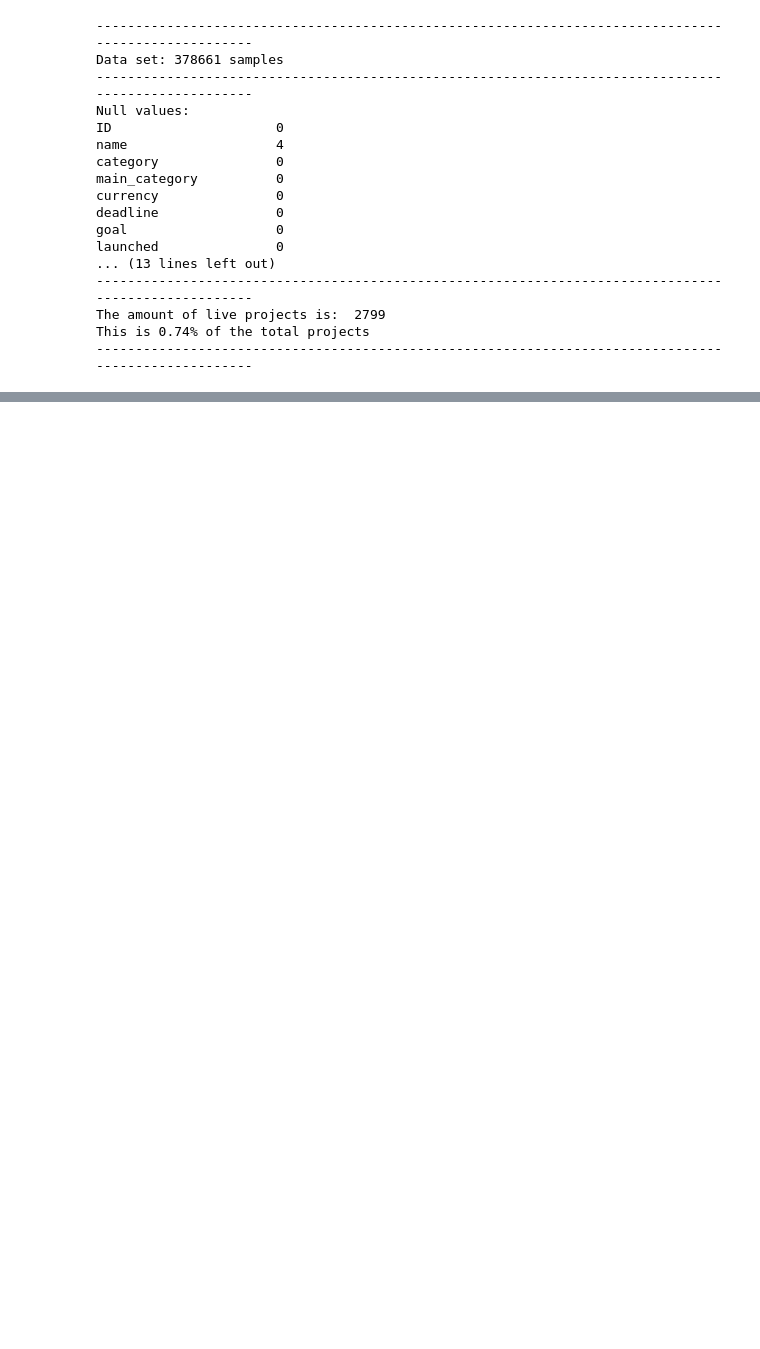
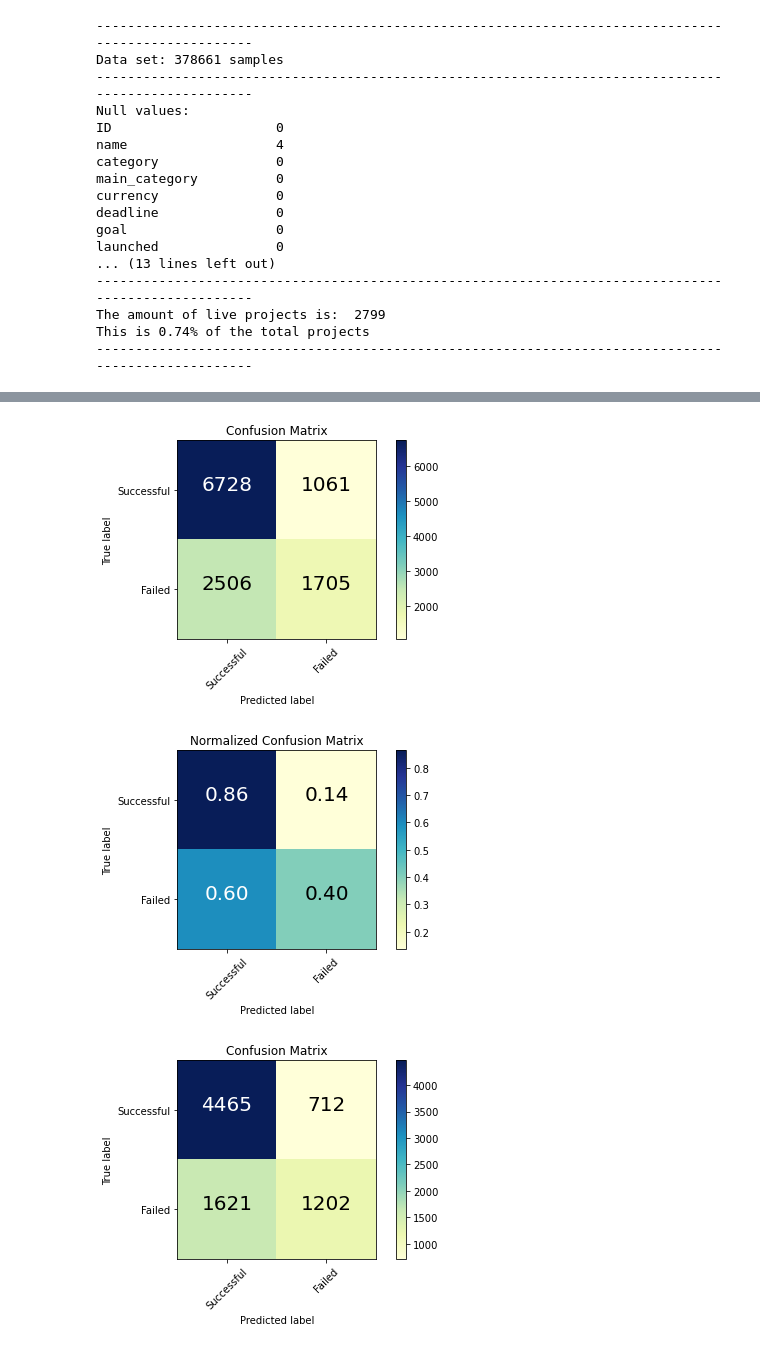
Before and after one commit to alexanderameye/machine-learning, a Jupyter notebook: project/data/notebook.ipynb, the cells around one changed output, grey strips where cells are left out. Saved outputs shown, nothing was run; the diff lists cells and outputs as text; code cells hidden in the pictures; blank space fills up the shorter version.

```diff
--- a/project/data/notebook.ipynb
+++ b/project/data/notebook.ipynb
@@ -88,11 +80,3 @@ ks['deadline'] = pd.to_datetime(ks['deadline'])
 
 # give unix-time anomalies a new launch date, 30 days before deadline (median, in order to not mess with data)
 ks.loc[pd.DatetimeIndex(ks['launched']).year < 2000, 'launched'] = ks['deadline'] - pd.to_timedelta(30, unit='d')
-
-# reduce size of dataset
-ks = ks.sample(20000)
-
-print("-"*100,'\nNew data set: {} samples'.format(ks.shape[0]))
-print("-"*100)
-
-print(ks.head(5))
@@ -493,0 +312,58 @@ NameError: name 'y_valid' is not defined
+# %%
+# [LOGISTIC REGRESSION]
+from sklearn.linear_model import LogisticRegression
+from sklearn.model_selection import KFold, cross_val_score, cross_val_predict
+from sklearn import metrics
+from sklearn.metrics import confusion_matrix
+
+#to perform feature selection, model selection and parameter
+#tuning.
+
+# cross validation with K folds
+logistic = LogisticRegression(C=0.1, penalty="l1", solver='liblinear', random_state=1)
+scores = cross_val_score(logistic, x_train, y_train, cv=10) # 10 folds
+print("Accuracy: %0.3f (+/- %0.3f)" % (scores.mean(), scores.std() * 2)) # computed 10 times, take mean
+
+print("-"*35)
+print("TRAINING SET")
+predicted_train = cross_val_predict(logistic, x_train, y_train, cv=10)
+print("-"*60)
+print('[ACCURACY]\t %.2f%%' %(metrics.accuracy_score(y_train, predicted_train)*100))
+print('[PRECISION]\t %.2f%%' %(metrics.precision_score(y_train, predicted_train)*100))
+print('[RECALL]\t %.2f%%' %(metrics.recall_score(y_train, predicted_train)*100))
+print("-"*60)
+print(metrics.classification_report(y_train, predicted_train))
+print(confusion_matrix(y_train, predicted_train))
+
+
+cnf_matrix = metrics.confusion_matrix(y_train, predicted_train)
+np.set_printoptions(precision=2)
+class_names = ['Successful', 'Failed']
+
+plt.figure()
+plot_confusion_matrix(cnf_matrix, classes=class_names, title='Confusion Matrix')
+
+plt.figure()
+plot_confusion_matrix(cnf_matrix, classes=class_names, normalize=True, title='Normalized Confusion Matrix')
+
+
+print("TESTING SET")
+predicted_test = cross_val_predict(logistic, x_test, y_test, cv=10)
+print("-"*60)
+print('[ACCURACY]\t %.2f%%' %(metrics.accuracy_score(y_test, predicted_test)*100))
+print('[PRECISION]\t %.2f%%' %(metrics.precision_score(y_test, predicted_test)*100))
+print('[RECALL]\t %.2f%%' %(metrics.recall_score(y_test, predicted_test)*100))
+print("-"*60)
+print(metrics.classification_report(y_test, predicted_test))
+print(confusion_matrix(y_test, predicted_test))
+
+cnf_matrix = metrics.confusion_matrix(y_test, predicted_test)
+np.set_printoptions(precision=2)
+class_names = ['Successful', 'Failed']
+
+plt.figure()
+plot_confusion_matrix(cnf_matrix, classes=class_names, title='Confusion Matrix')
+
+plt.figure()
+plot_confusion_matrix(cnf_matrix, classes=class_names, normalize=True, title='Normalized Confusion Matrix')
+# %% [output]
@@ -493,0 +387,3 @@ NameError: name 'y_valid' is not defined
+[figure, added]
+[figure, added]
+[figure, added]
```
Also changed, not shown: parts of 12 cells of this notebook.
